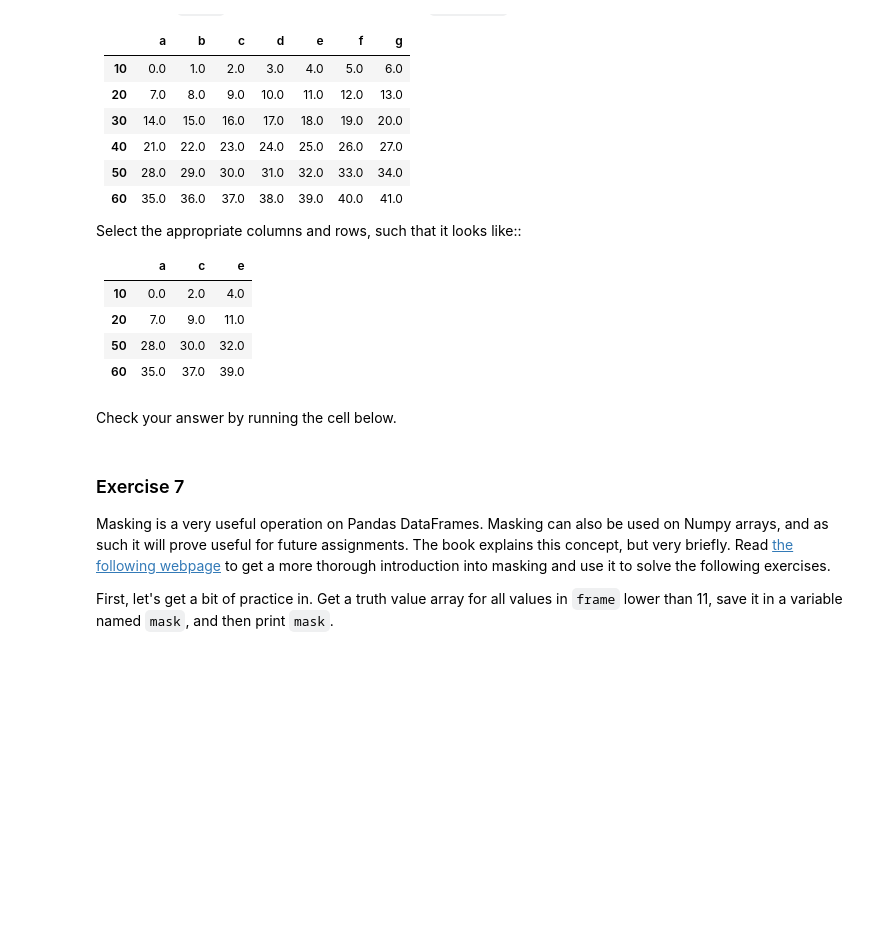
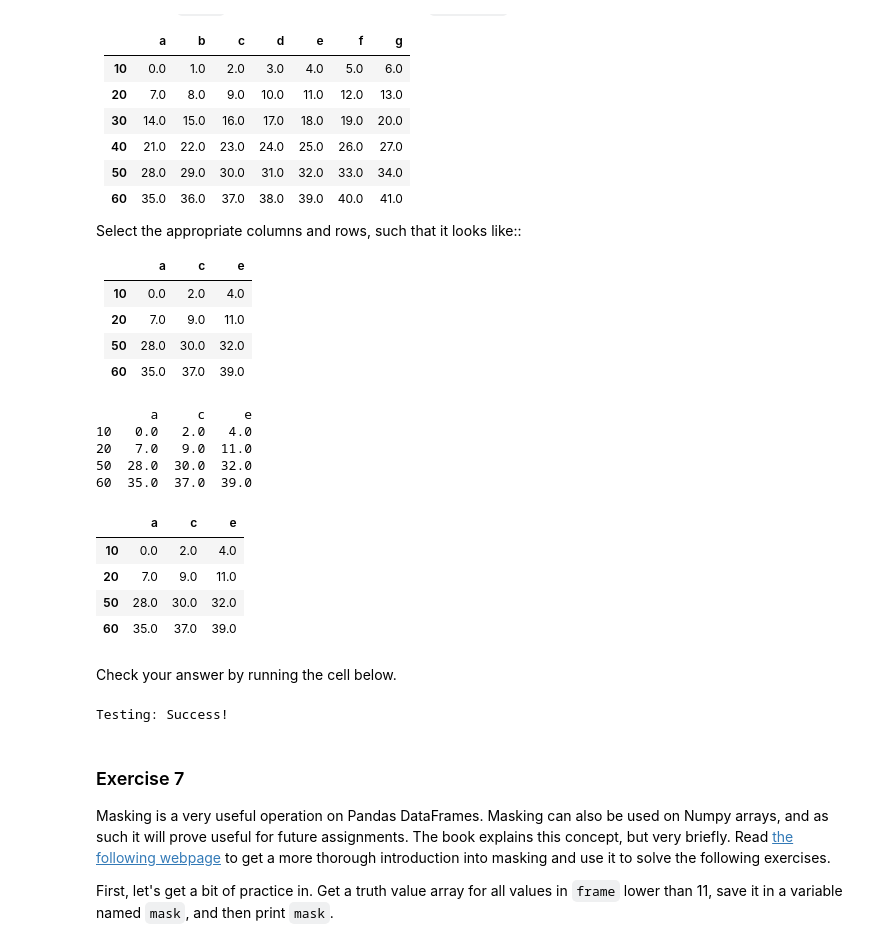
Before and after one commit to dangbert/playground, a Jupyter notebook: python/pandas/pandas1.ipynb, the cells around one changed output. Cells and saved outputs as stored; diff of their text form; code cells hidden in the pictures; blank space fills up the shorter version.

```diff
--- a/python/pandas/pandas1.ipynb
+++ b/python/pandas/pandas1.ipynb
@@ -217,15 +217,30 @@ Select the appropriate columns and rows, such that it looks like::
 # %%
 import numpy as np
 
 frame = DataFrame(np.arange(6 * 7.).reshape((6, 7)), index=[10, 20, 30, 40, 50, 60], columns=list('abcdefg'))
 
 # your code here
 
+frame2 = frame.loc[[10, 20, 50, 60], ['a', 'c', 'e']]
+print(frame2)
 display(frame2)
+# %% [output]
+       a     c     e
+10   0.0   2.0   4.0
+20   7.0   9.0  11.0
+50  28.0  30.0  32.0
+60  35.0  37.0  39.0
+|  | a | c | e |
+| 10 | 0.0 | 2.0 | 4.0 |
+| 20 | 7.0 | 9.0 | 11.0 |
+| 50 | 28.0 | 30.0 | 32.0 |
+| 60 | 35.0 | 37.0 | 39.0 |
 # %% [markdown]
 Check your answer by running the cell below.
 # %%
 answers.test_6(frame2)
+# %% [output]
+Testing: Success!
 # %% [markdown]
 ### Exercise 7
 
```
Also changed, not shown: parts of 4 cells of this notebook.
